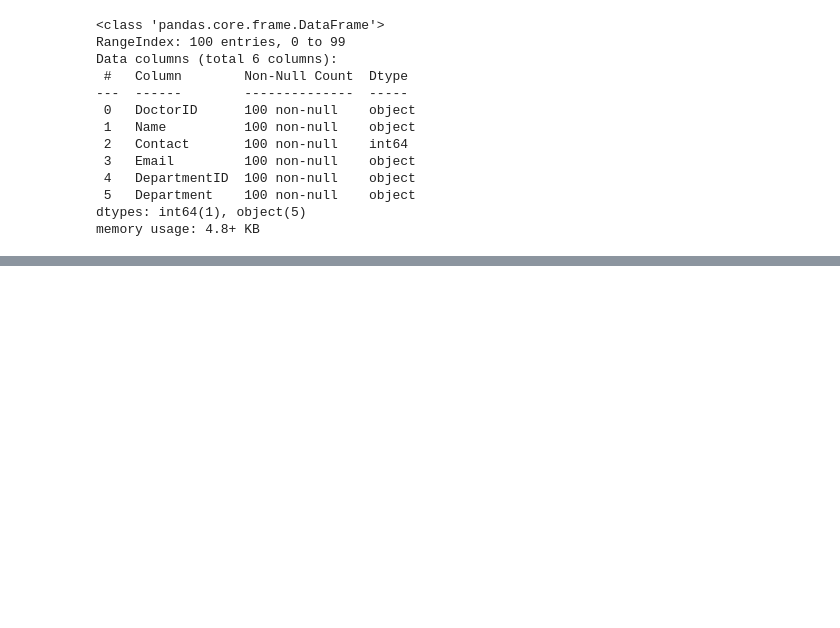
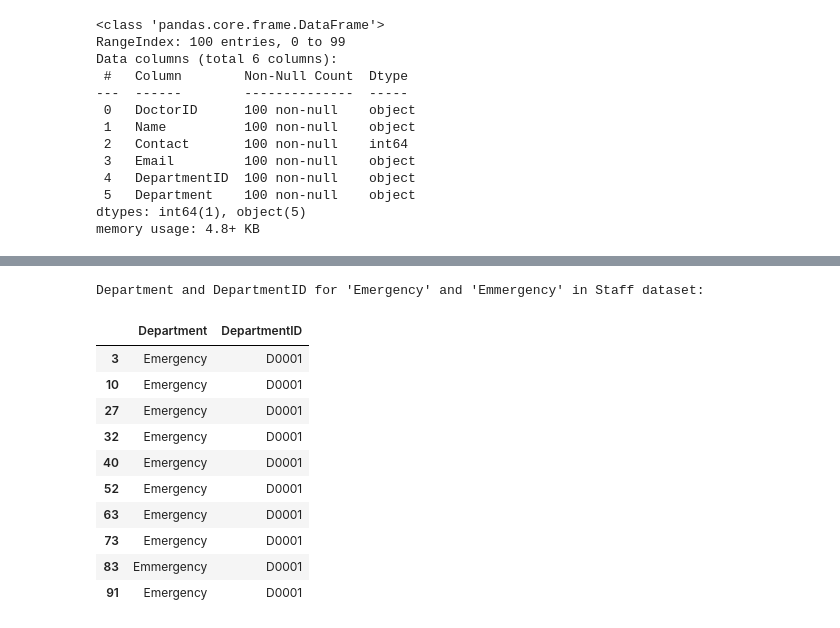
Before and after one commit to ATLAS097/Data-Engineering-CA2, a Jupyter notebook: data_cleaning.ipynb, the cells around one changed output, grey strips where cells are left out. Saved outputs shown, nothing was run; the diff lists cells and outputs as text; code cells hidden in the pictures; blank space fills up the shorter version.

```diff
--- a/data_cleaning.ipynb
+++ b/data_cleaning.ipynb
@@ -647,0 +807,34 @@ There are no null values.
+# %%
+# Check data types before cleaning
+print("=== DATA TYPES BEFORE CLEANING ===")
+print("Facility dataset:")
+print(f"  Department: {facility['Department'].dtype}")
+
+print("\nStaff dataset:")
+print(f"  DepartmentID: {staff['DepartmentID'].dtype}")
+print(f"  Department: {staff['Department'].dtype}")
+
+print("\n" + "="*50)
+
+# Clean whitespaces
+print("=== CLEANING WHITESPACES ===")
+
+# Facility dataset
+facility['Department'] = facility['Department'].str.strip()
+
+# Staff dataset
+staff['DepartmentID'] = staff['DepartmentID'].str.strip()
+staff['Department'] = staff['Department'].str.strip()
+
+print("Whitespace cleaning completed!")
+
+print("\n" + "="*50)
+
+# Check data types after cleaning
+print("=== DATA TYPES AFTER CLEANING ===")
+print("Facility dataset:")
+print(f"  Department: {facility['Department'].dtype}")
+
+print("\nStaff dataset:")
+print(f"  DepartmentID: {staff['DepartmentID'].dtype}")
+print(f"  Department: {staff['Department'].dtype}")
@@ -647,0 +913,20 @@ There are no null values.
+# %%
+# Filter staff dataframe for 'Emergency' and 'Emmergency' departments
+emergency_departments = staff[staff['Department'].isin(['Emergency', 'Emmergency'])]
+
+# Display the Department and DepartmentID for these rows
+print("Department and DepartmentID for 'Emergency' and 'Emmergency' in Staff dataset:")
+display(emergency_departments[['Department', 'DepartmentID']])
+# %% [output]
+Department and DepartmentID for 'Emergency' and 'Emmergency' in Staff dataset:
+|  | Department | DepartmentID |
+| 3 | Emergency | D0001 |
+| 10 | Emergency | D0001 |
+| 27 | Emergency | D0001 |
+| 32 | Emergency | D0001 |
+| 40 | Emergency | D0001 |
+| 52 | Emergency | D0001 |
+| 63 | Emergency | D0001 |
+| 73 | Emergency | D0001 |
+| 83 | Emmergency | D0001 |
+| 91 | Emergency | D0001 |
```
Also changed, not shown: parts of 55 cells of this notebook.
